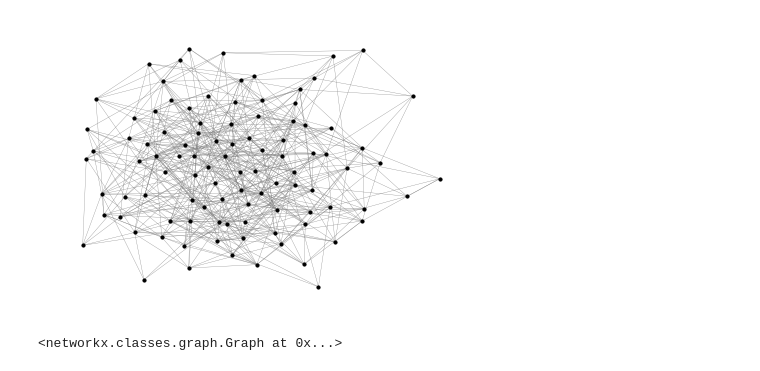
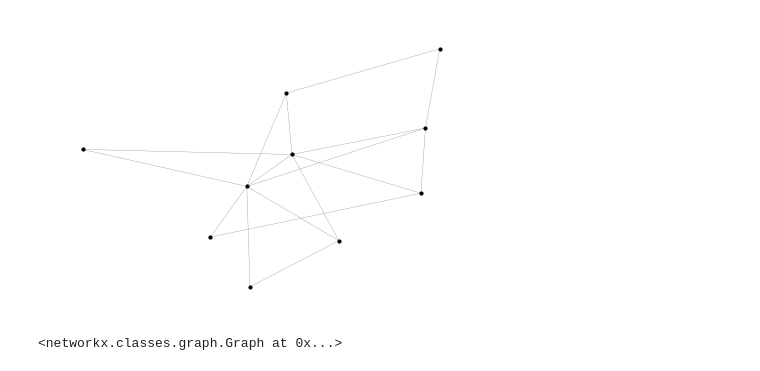
Before and after one commit to sjanus99/complexsystems, a Jupyter notebook: List3.ipynb, the cells around one changed output. Cells and saved outputs as stored; diff of their text form; code cells hidden in the pictures.

```diff
--- a/List3.ipynb
+++ b/List3.ipynb
@@ -147,9 +190,9 @@ class Graph():
 # %%
 G = Graph()
 # %%
-G.generateGraph(100, 0.05, 'randomGraph', True)
+G.generateGraph(10, 0.05, 'barabasiAlbert', showGraph = True, m = 2)
 # %% [output]
-[figure, old version]
+[figure, new version]
 <networkx.classes.graph.Graph at 0x...>
 # %%
 G.numberOfVerticesAndEdges()
```
Also changed, not shown: parts of 7 cells of this notebook.
